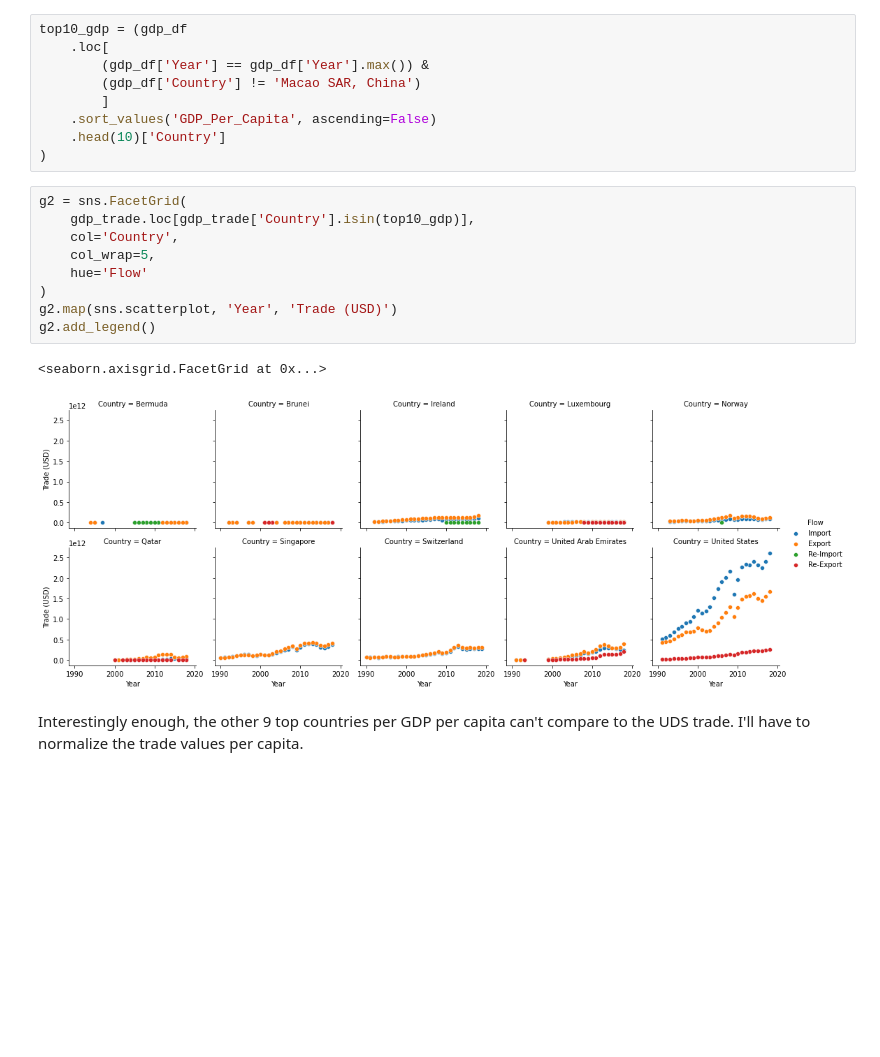
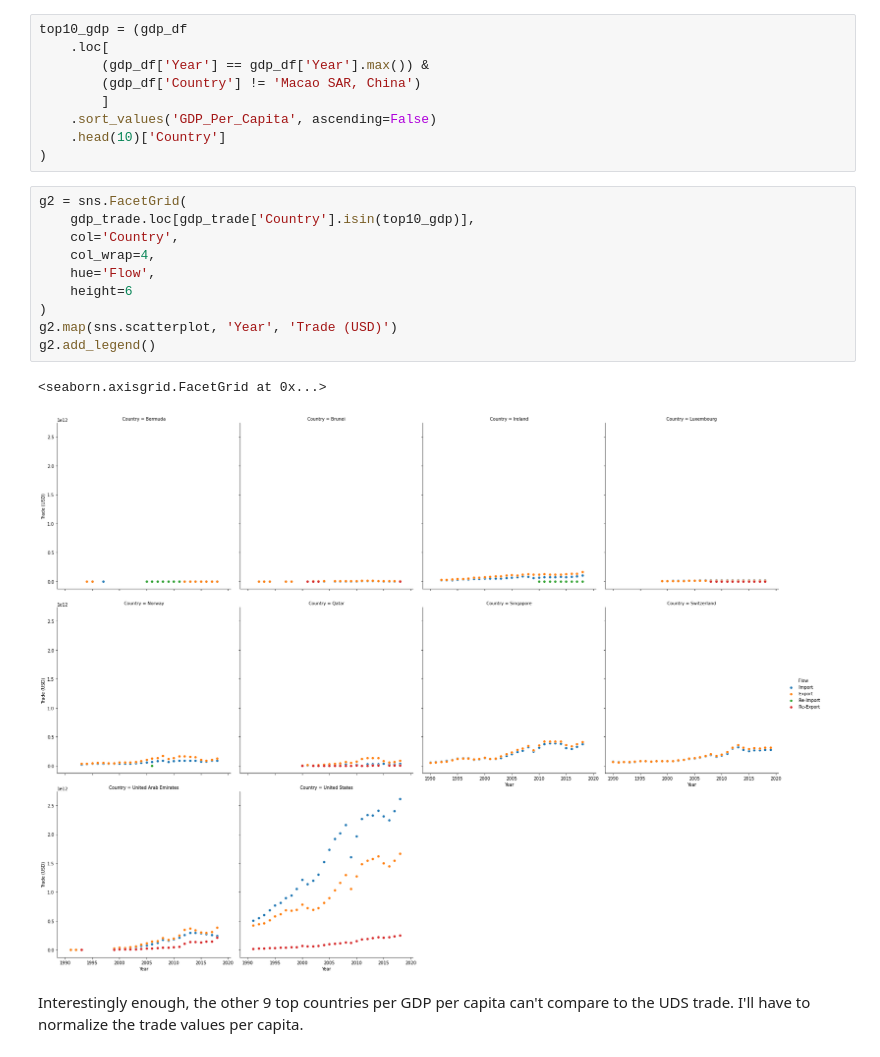
Before and after one commit to tomoumer/un_data_question-tomoumer, a Jupyter notebook: notebooks/UN_Data_Solo.ipynb, the cells around one changed output. Saved outputs shown, nothing was run; the diff lists cells and outputs as text; blank space fills up the shorter version.

```diff
--- a/notebooks/UN_Data_Solo.ipynb
+++ b/notebooks/UN_Data_Solo.ipynb
@@ -124,15 +134,16 @@ top10_gdp = (gdp_df
 # %%
 g2 = sns.FacetGrid(
     gdp_trade.loc[gdp_trade['Country'].isin(top10_gdp)],
     col='Country',
-    col_wrap=5,
-    hue='Flow'
+    col_wrap=4,
+    hue='Flow',
+    height=6
 )
 g2.map(sns.scatterplot, 'Year', 'Trade (USD)')
 g2.add_legend()
 # %% [output]
 <seaborn.axisgrid.FacetGrid at 0x...>
-[figure, old version]
+[figure, new version]
 # %% [markdown]
 Interestingly enough, the other 9 top countries per GDP per capita can't compare to the UDS trade. I'll have to normalize the trade values per capita.
 # %%
```
Also changed, not shown: parts of 36 cells of this notebook.
